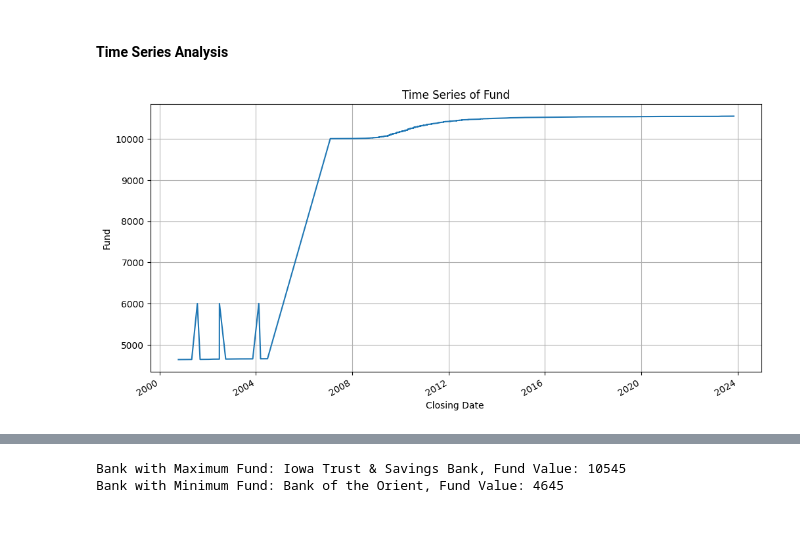
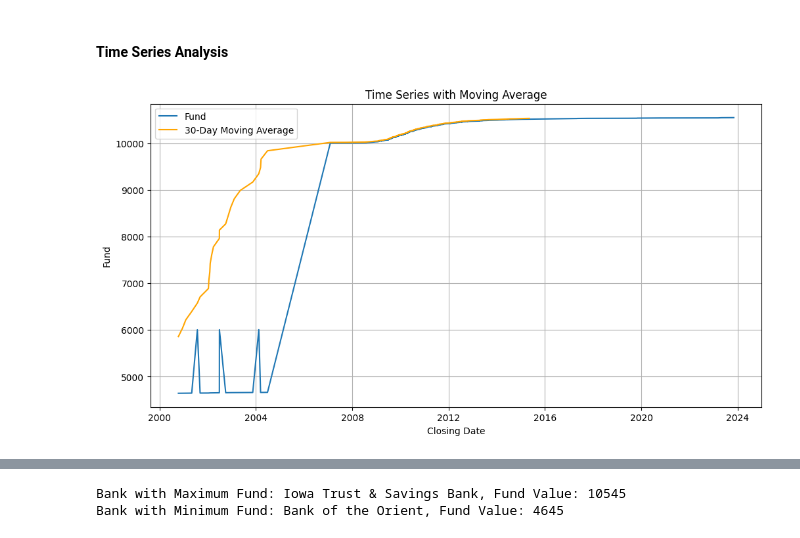
Before and after one commit to samilacak/failed-bank, a Jupyter notebook: failed_bank.ipynb, the cells around one changed output, grey strips where cells are left out. Cells and saved outputs as stored; diff of their text form; code cells hidden in the pictures.

```diff
--- a/failed_bank.ipynb
+++ b/failed_bank.ipynb
@@ -8,7 +8,7 @@ import seaborn as sns
 # %% [markdown]
 ## Import The Data
 # %%
-df = pd.read_csv('/Users/ramazansamilacak/Desktop/failed bank/banklist.csv', encoding='latin-1')
+df = pd.read_csv('/Users/ramazansamilacak/Desktop/Data Analist Çalışmalarım/failed bank/banklist.csv', encoding='ISO-8859-1')
 # %% [markdown]
 ## Basic Data Informations
 # %%
@@ -47,3 +50,9 @@ df.columns
 Index(['Bank Name ', 'City ', 'State ', 'Cert ', 'Acquiring Institution ',
        'Closing Date ', 'Fund'],
       dtype='object')
+# %%
+# Clean up the column names by stripping extra spaces and special characters
+df.columns = [col.strip().replace(' ', '') for col in df.columns]
+
+# Display the cleaned column names
+df.columns
@@ -88,7 +101,7 @@ Name: Closing Date , Length: 568, dtype: object
 # %%
 df2 = df.copy()
 # %%
-df2['Closing Date\xa0'] = pd.to_datetime(df2['Closing Date\xa0'], format='%d-%b-%y')
+df2['Closing Date'] = pd.to_datetime(df2['Closing Date'], format='%d-%b-%y')
 # %% [markdown]
 ##
 # %%
@@ -150,16 +194,18 @@ plt.show()
 # %% [markdown]
 #### Time Series Analysis
 # %%
-# Let's set the Closing Date column as an index
-df2.set_index('Closing Date\xa0', inplace=True)
+# 30 day moving average
+df2['Fund_MA30'] = df2['Fund'].rolling(window=30).mean()
 
-# Time series chart of Fund column
+# Time series and moving average chart
 plt.figure(figsize=(12, 6))
-df2['Fund'].plot()
-plt.title('Time Series of Fund')
-plt.xlabel('Closing Date\xa0')
+plt.plot(df2['Fund'], label='Fund')
+plt.plot(df2['Fund_MA30'], label='30-Day Moving Average', color='orange')
+plt.title('Time Series with Moving Average')
+plt.xlabel('Closing Date')
 plt.ylabel('Fund')
+plt.legend()
 plt.grid(True)
 plt.show()
 # %% [output]
-[figure, old version]
+[figure, new version]
```
Also changed, not shown: parts of 15 cells of this notebook.
